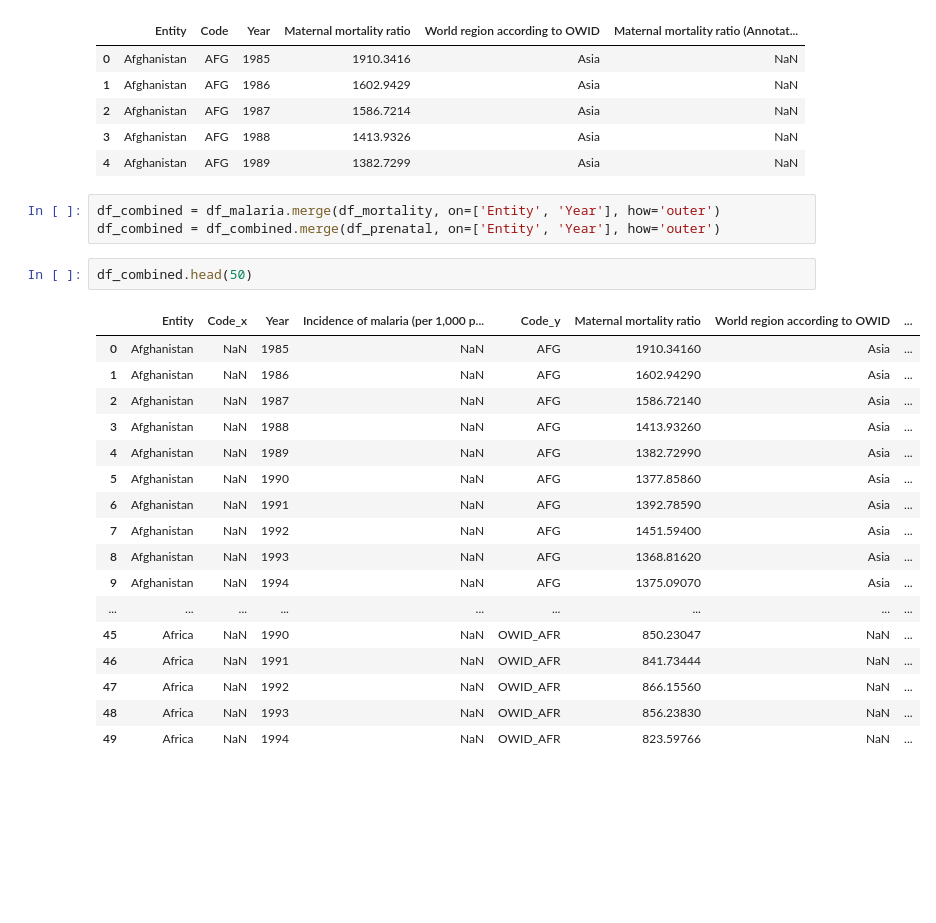
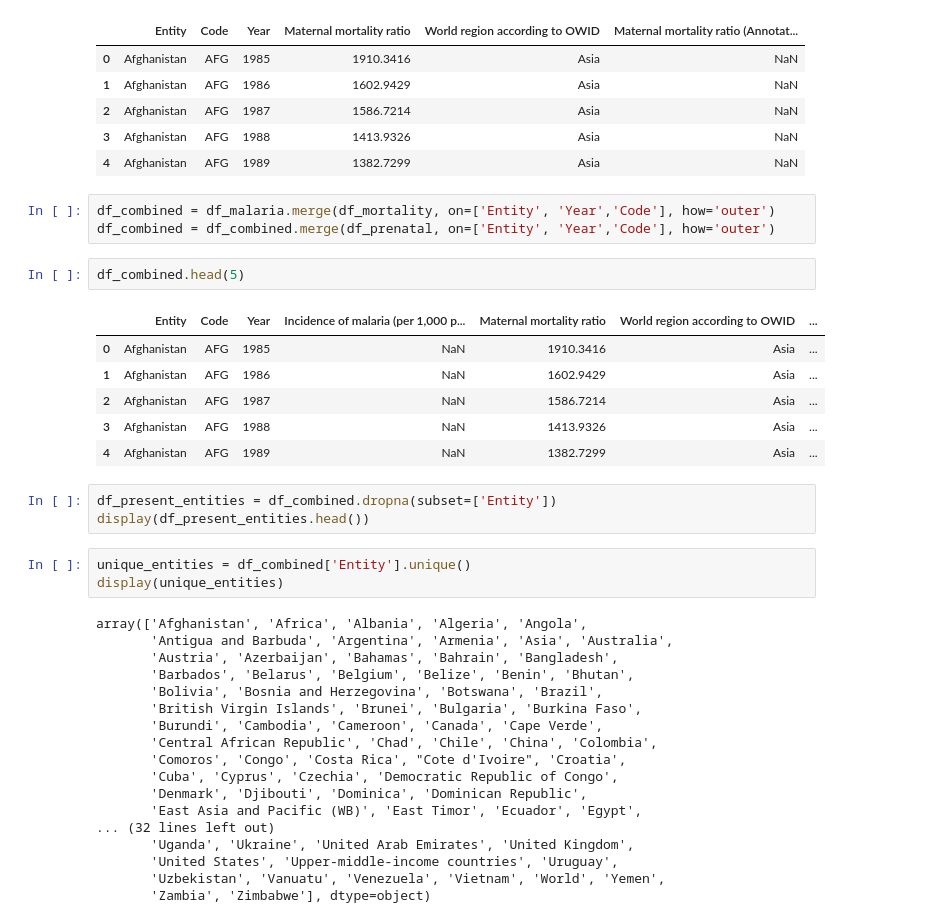
Before and after one commit to Cothilyba77/Projet_final_Force_N, a Jupyter notebook: Exploration de données.ipynb, the cells around one changed output. Cells and saved outputs as stored; diff of their text form; blank space fills up the shorter version.

```diff
--- a/Exploration de données.ipynb
+++ b/Exploration de données.ipynb
@@ -22,25 +22,38 @@ df_malaria.head(50)
 | 3 | Afghanistan | AFG | 1988 | 1413.9326 | Asia | NaN |
 | 4 | Afghanistan | AFG | 1989 | 1382.7299 | Asia | NaN |
 # %%
-df_combined = df_malaria.merge(df_mortality, on=['Entity', 'Year'], how='outer')
-df_combined = df_combined.merge(df_prenatal, on=['Entity', 'Year'], how='outer')
+df_combined = df_malaria.merge(df_mortality, on=['Entity', 'Year','Code'], how='outer')
+df_combined = df_combined.merge(df_prenatal, on=['Entity', 'Year','Code'], how='outer')
 # %%
-df_combined.head(50)
+df_combined.head(5)
 # %% [output]
-|  | Entity | Code_x | Year | Incidence of malaria (per 1,000 p... | Code_y | Maternal mortality ratio | World region according to OWID | ... |
-| 0 | Afghanistan | NaN | 1985 | NaN | AFG | 1910.34160 | Asia | ... |
-| 1 | Afghanistan | NaN | 1986 | NaN | AFG | 1602.94290 | Asia | ... |
-| 2 | Afghanistan | NaN | 1987 | NaN | AFG | 1586.72140 | Asia | ... |
-| 3 | Afghanistan | NaN | 1988 | NaN | AFG | 1413.93260 | Asia | ... |
-| 4 | Afghanistan | NaN | 1989 | NaN | AFG | 1382.72990 | Asia | ... |
-| 5 | Afghanistan | NaN | 1990 | NaN | AFG | 1377.85860 | Asia | ... |
-| 6 | Afghanistan | NaN | 1991 | NaN | AFG | 1392.78590 | Asia | ... |
-| 7 | Afghanistan | NaN | 1992 | NaN | AFG | 1451.59400 | Asia | ... |
-| 8 | Afghanistan | NaN | 1993 | NaN | AFG | 1368.81620 | Asia | ... |
-| 9 | Afghanistan | NaN | 1994 | NaN | AFG | 1375.09070 | Asia | ... |
-| ... | ... | ... | ... | ... | ... | ... | ... | ... |
-| 45 | Africa | NaN | 1990 | NaN | OWID_AFR | 850.23047 | NaN | ... |
-| 46 | Africa | NaN | 1991 | NaN | OWID_AFR | 841.73444 | NaN | ... |
-| 47 | Africa | NaN | 1992 | NaN | OWID_AFR | 866.15560 | NaN | ... |
-| 48 | Africa | NaN | 1993 | NaN | OWID_AFR | 856.23830 | NaN | ... |
-| 49 | Africa | NaN | 1994 | NaN | OWID_AFR | 823.59766 | NaN | ... |
+|  | Entity | Code | Year | Incidence of malaria (per 1,000 p... | Maternal mortality ratio | World region according to OWID | ... |
+| 0 | Afghanistan | AFG | 1985 | NaN | 1910.3416 | Asia | ... |
+| 1 | Afghanistan | AFG | 1986 | NaN | 1602.9429 | Asia | ... |
+| 2 | Afghanistan | AFG | 1987 | NaN | 1586.7214 | Asia | ... |
+| 3 | Afghanistan | AFG | 1988 | NaN | 1413.9326 | Asia | ... |
+| 4 | Afghanistan | AFG | 1989 | NaN | 1382.7299 | Asia | ... |
+# %%
+df_present_entities = df_combined.dropna(subset=['Entity'])
+display(df_present_entities.head())
+# %%
+unique_entities = df_combined['Entity'].unique()
+display(unique_entities)
+# %% [output]
+array(['Afghanistan', 'Africa', 'Albania', 'Algeria', 'Angola',
+       'Antigua and Barbuda', 'Argentina', 'Armenia', 'Asia', 'Australia',
+       'Austria', 'Azerbaijan', 'Bahamas', 'Bahrain', 'Bangladesh',
+       'Barbados', 'Belarus', 'Belgium', 'Belize', 'Benin', 'Bhutan',
+       'Bolivia', 'Bosnia and Herzegovina', 'Botswana', 'Brazil',
+       'British Virgin Islands', 'Brunei', 'Bulgaria', 'Burkina Faso',
+       'Burundi', 'Cambodia', 'Cameroon', 'Canada', 'Cape Verde',
+       'Central African Republic', 'Chad', 'Chile', 'China', 'Colombia',
+       'Comoros', 'Congo', 'Costa Rica', "Cote d'Ivoire", 'Croatia',
+       'Cuba', 'Cyprus', 'Czechia', 'Democratic Republic of Congo',
+       'Denmark', 'Djibouti', 'Dominica', 'Dominican Republic',
+       'East Asia and Pacific (WB)', 'East Timor', 'Ecuador', 'Egypt',
+... (32 lines left out)
+       'Uganda', 'Ukraine', 'United Arab Emirates', 'United Kingdom',
+       'United States', 'Upper-middle-income countries', 'Uruguay',
+       'Uzbekistan', 'Vanuatu', 'Venezuela', 'Vietnam', 'World', 'Yemen',
+       'Zambia', 'Zimbabwe'], dtype=object)
```
Also changed, not shown: parts of 4 cells of this notebook.
